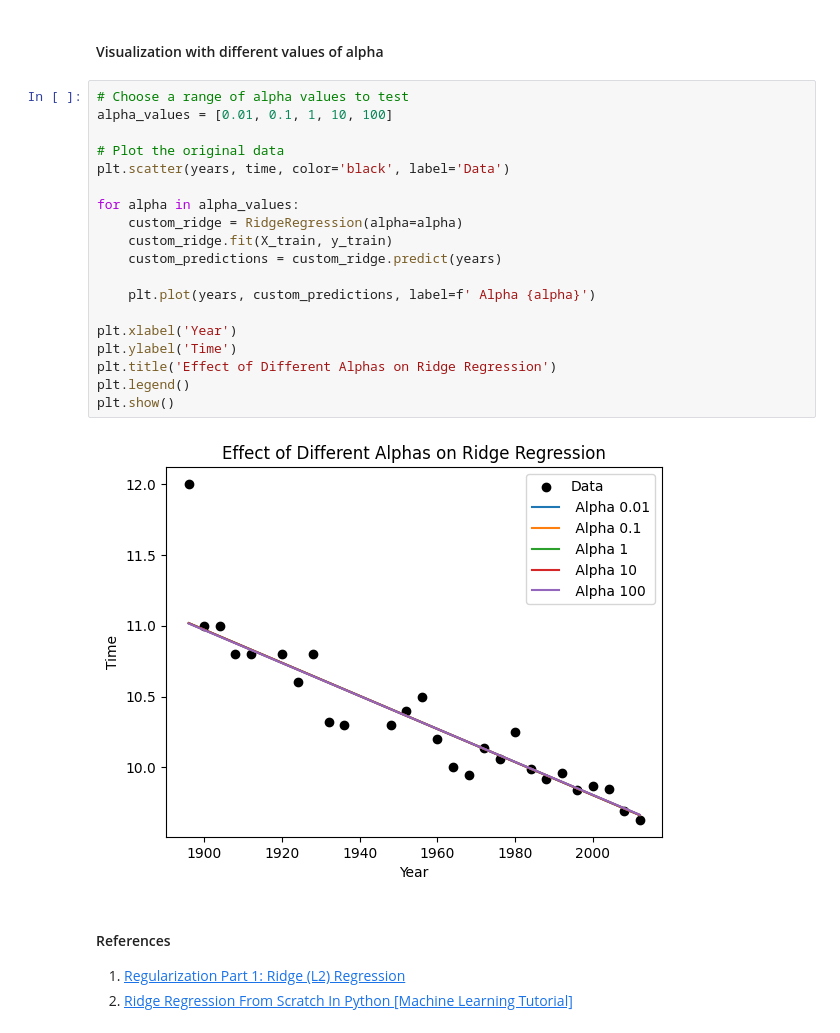
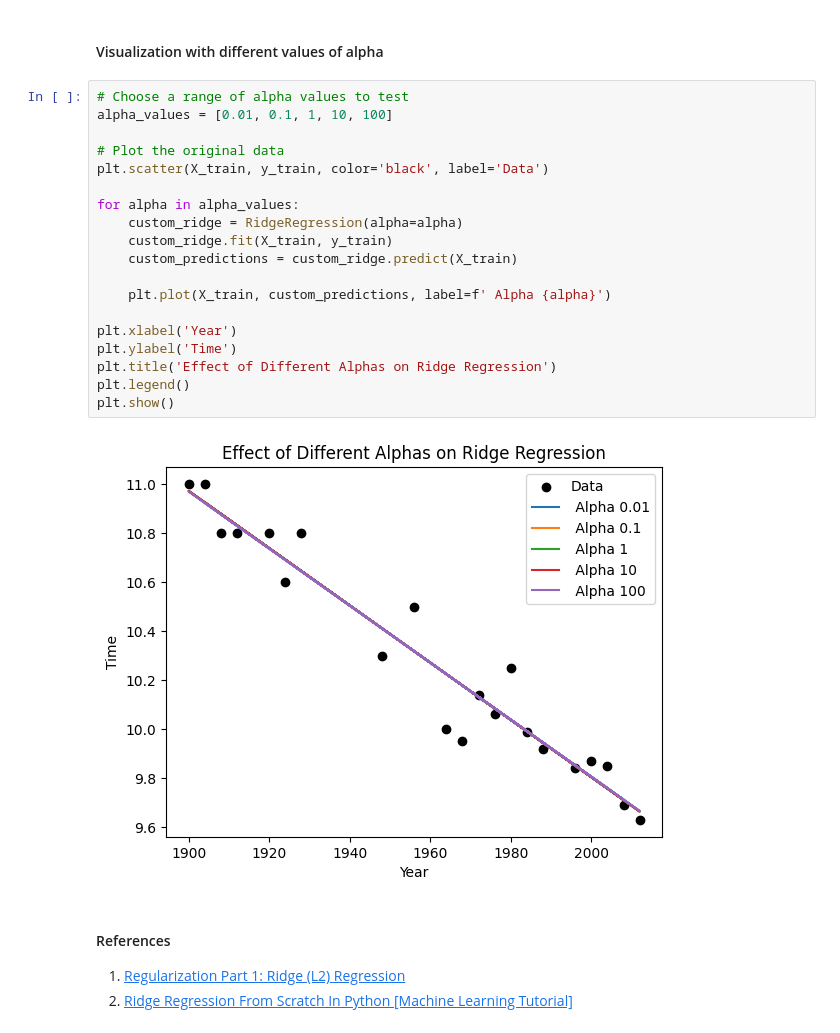
Before and after one commit to setrar/MALIS, a Jupyter notebook: projects/proj3/ridge.ipynb, the cells around one changed output. Cells and saved outputs as stored; diff of their text form.

```diff
--- a/projects/proj3/ridge.ipynb
+++ b/projects/proj3/ridge.ipynb
@@ -66,24 +68,24 @@ NameError: name 'np' is not defined
 # %%
 # Choose a range of alpha values to test
 alpha_values = [0.01, 0.1, 1, 10, 100]
 
 # Plot the original data
-plt.scatter(years, time, color='black', label='Data')
+plt.scatter(X_train, y_train, color='black', label='Data')
 
 for alpha in alpha_values:
     custom_ridge = RidgeRegression(alpha=alpha)
     custom_ridge.fit(X_train, y_train)
-    custom_predictions = custom_ridge.predict(years)
+    custom_predictions = custom_ridge.predict(X_train)
 
-    plt.plot(years, custom_predictions, label=f' Alpha {alpha}')
+    plt.plot(X_train, custom_predictions, label=f' Alpha {alpha}')
 
 plt.xlabel('Year')
 plt.ylabel('Time')
 plt.title('Effect of Different Alphas on Ridge Regression')
 plt.legend()
 plt.show()
 # %% [output]
-[figure, old version]
+[figure, new version]
 # %% [markdown]
 #### References
 1. [Regularization Part 1: Ridge (L2) Regression](https://www.youtube.com/watch?v=Q81RR3yKn30&list=TLPQMjQwMTIwMjTjW5is4UUWOg&index=1)
```
Also changed, not shown: parts of 1 cell of this notebook, 1 other file.
